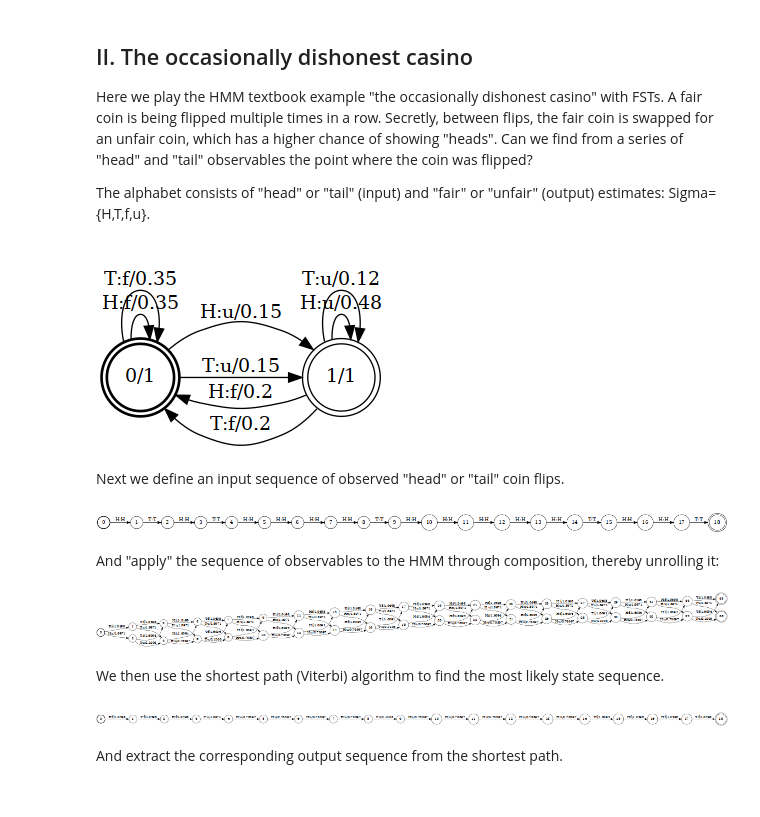
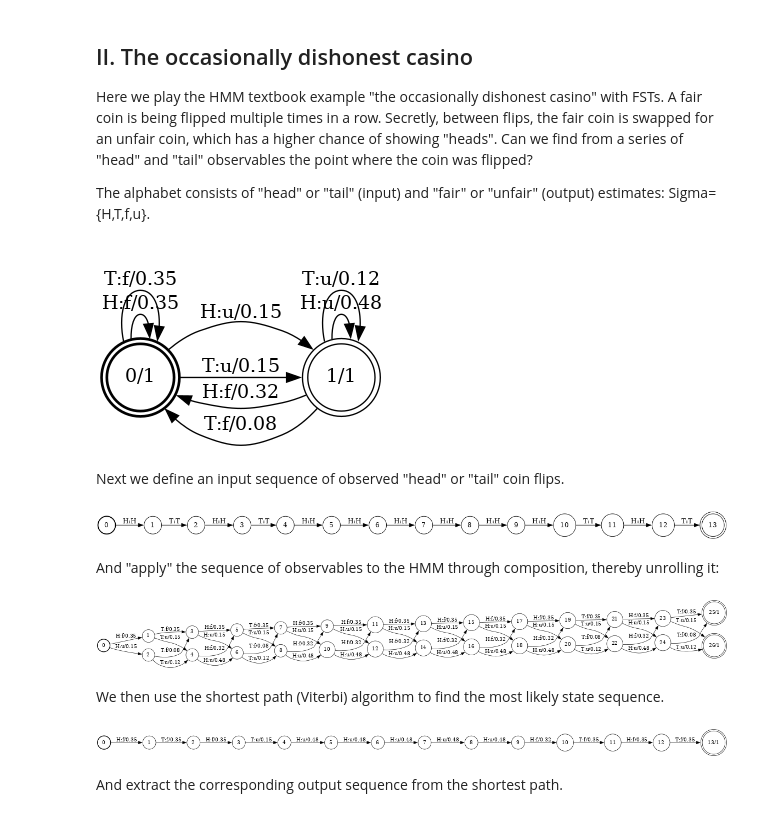
Before and after one commit to ICCB-Cologne/fstlib, a Jupyter notebook: fstlib_demo.ipynb, the cells around one changed output. Saved outputs shown, nothing was run; the diff lists cells and outputs as text; code cells hidden in the pictures.

```diff
--- a/fstlib_demo.ipynb
+++ b/fstlib_demo.ipynb
@@ -91,40 +91,40 @@ hmm.add_arc(0,('H','u',-np.log(0.15),1))
 hmm.add_arc(0,('T','u',-np.log(0.15),1))
 hmm.add_arc(1,('H','u',-np.log(0.48),1))
 hmm.add_arc(1,('T','u',-np.log(0.12),1))
-hmm.add_arc(1,('H','f',-np.log(0.2),0))
-hmm.add_arc(1,('T','f',-np.log(0.2),0))
+hmm.add_arc(1,('H','f',-np.log(0.32),0))
+hmm.add_arc(1,('T','f',-np.log(0.08),0))
 assert(hmm.verify())
 hmm.to_real()
-#print(hmm.to_real())
 # %% [output]
-[figure, old version]
+[figure, new version]
 # %% [markdown]
 Next we define an input sequence of observed "head" or "tail" coin flips.
 # %%
 #%% create data
 #seq = 'HHTHTHTHHHHHHTHHHHHHHTHTHHTHT'
-seq = 'HTHTHHHHTHHHHHTHHT'
+#seq = 'HTHTHHHHTHHHHHTHHT'
+seq = 'HTHTHHHHHHTHT'
 seqfsa = fstlib.factory.from_string(seq, arc_type='standard', isymbols=symbol_table, osymbols=symbol_table)
 seqfsa.verify()
 seqfsa
 # %% [output]
-[figure, old version]
+[figure, new version]
 # %% [markdown]
 And "apply" the sequence of observables to the HMM through composition, thereby unrolling it:
 # %%
 #%% Build HMM
 unrolled = fstlib.compose(seqfsa, hmm)
-unrolled
+unrolled.to_real()
 # %% [output]
-[figure, old version]
+[figure, new version]
 # %% [markdown]
 We then use the shortest path (Viterbi) algorithm to find the most likely state sequence.
 # %%
 #%% Viterbi solution
 sp = fstlib.determinize(fstlib.shortestpath(unrolled))
-sp
+sp.to_real()
 # %% [output]
-[figure, old version]
+[figure, new version]
 # %% [markdown]
 And extract the corresponding output sequence from the shortest path.
 # %%
```
Also changed, not shown: parts of 3 cells of this notebook, 1 other file.
